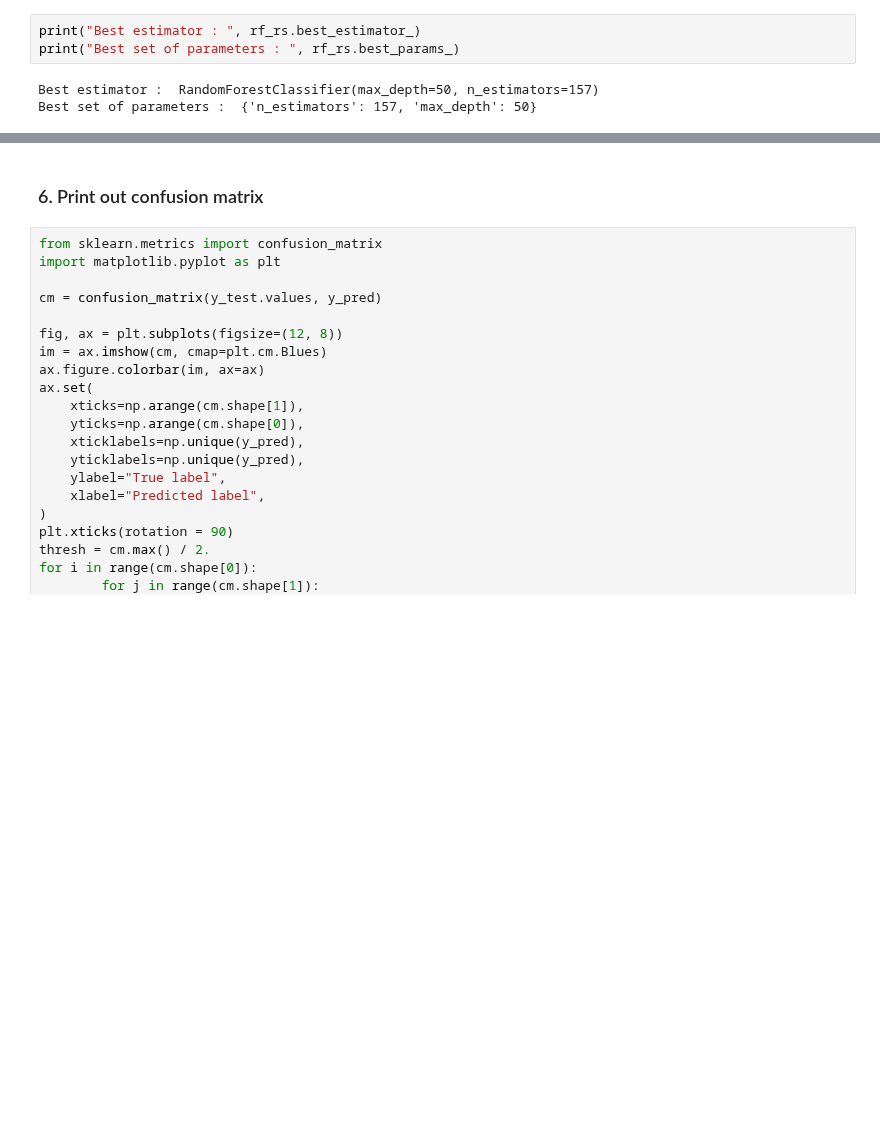
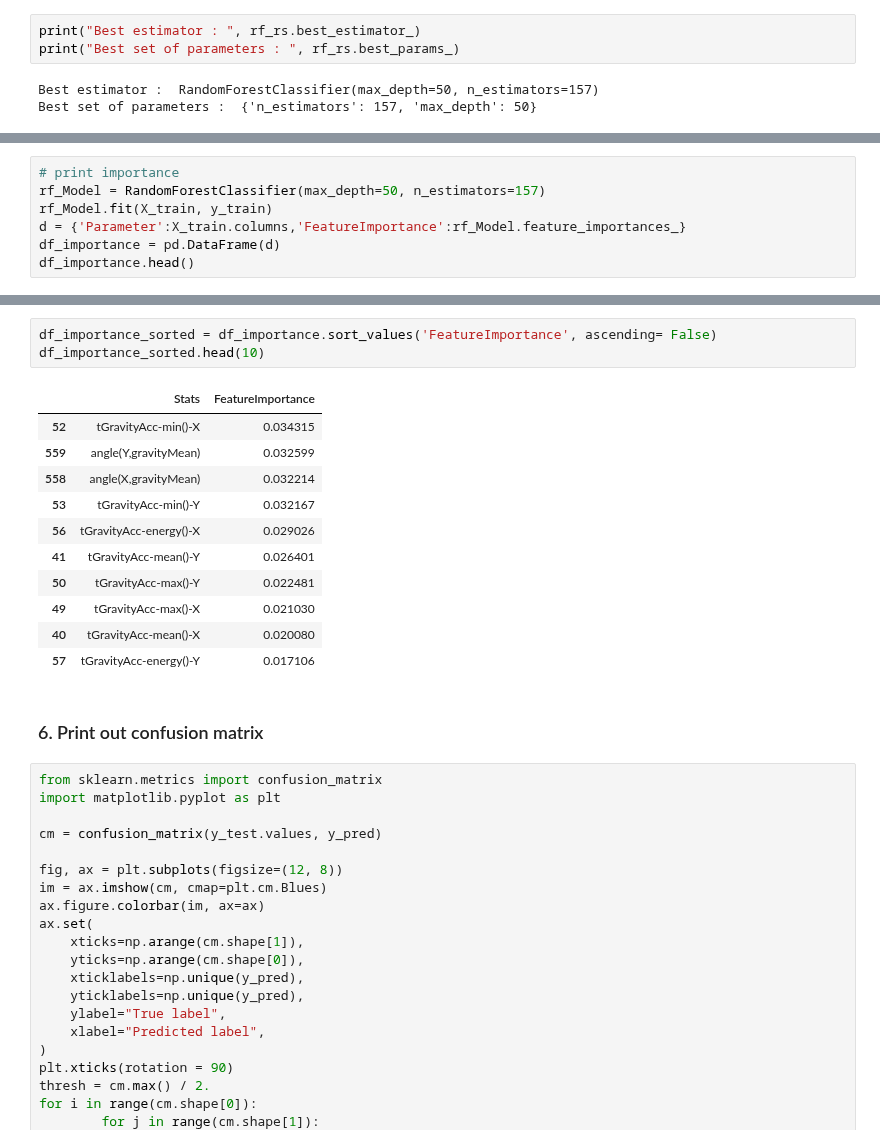
Before and after one commit to Ry3nG/SC1015-Project-Smartphone-Sensor-Privacy-Leak, a Jupyter notebook: RandomForest(Activities).ipynb, the cells around one changed output, grey strips where cells are left out. Cells and saved outputs as stored; diff of their text form; blank space fills up the shorter version.

Commit message:
updated feature importance

```diff
--- a/RandomForest(Activities).ipynb
+++ b/RandomForest(Activities).ipynb
@@ -82,0 +99,7 @@ Accuracy using Random forest with hyperparameter tuning :  0.9246691550729556
+# %%
+# print importance
+rf_Model = RandomForestClassifier(max_depth=50, n_estimators=157)
+rf_Model.fit(X_train, y_train)
+d = {'Parameter':X_train.columns,'FeatureImportance':rf_Model.feature_importances_}
+df_importance = pd.DataFrame(d)
+df_importance.head()
@@ -83,3 +113,18 @@ Accuracy using Random forest with hyperparameter tuning :  0.9246691550729556
+# %%
+df_importance_sorted = df_importance.sort_values('FeatureImportance', ascending= False)
+df_importance_sorted.head(10)
+# %% [output]
+|  | Stats | FeatureImportance |
+| 52 | tGravityAcc-min()-X | 0.034315 |
+| 559 | angle(Y,gravityMean) | 0.032599 |
+| 558 | angle(X,gravityMean) | 0.032214 |
+| 53 | tGravityAcc-min()-Y | 0.032167 |
+| 56 | tGravityAcc-energy()-X | 0.029026 |
+| 41 | tGravityAcc-mean()-Y | 0.026401 |
+| 50 | tGravityAcc-max()-Y | 0.022481 |
+| 49 | tGravityAcc-max()-X | 0.021030 |
+| 40 | tGravityAcc-mean()-X | 0.020080 |
+| 57 | tGravityAcc-energy()-Y | 0.017106 |
 # %% [markdown]
 ### 6. Print out confusion matrix
 # %%
```
Also changed, not shown: parts of 5 cells of this notebook.
